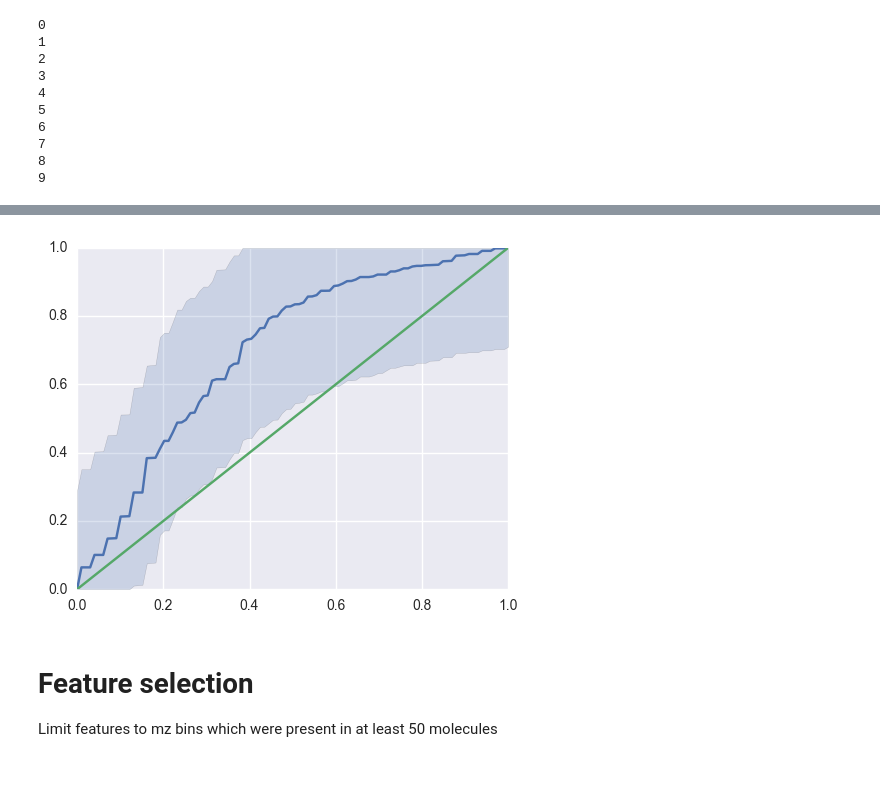
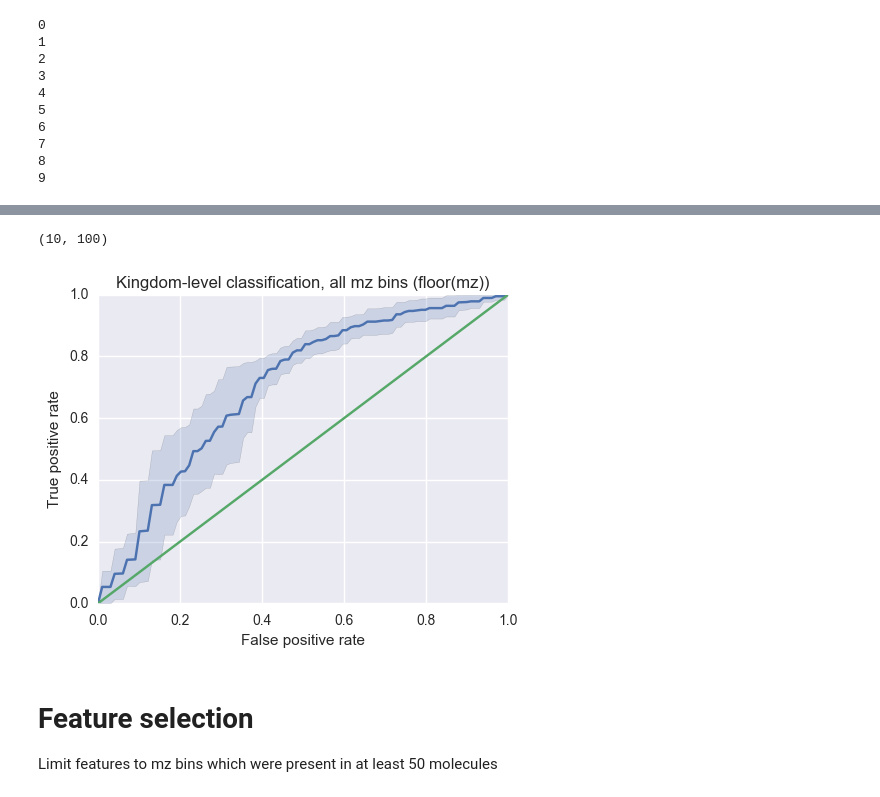
Before and after one commit to cduvallet/ms2_predict, a Jupyter notebook: src/exploration/2017-11-03.initial_results_with_binned_mzs.ipynb, the cells around one changed output, grey strips where cells are left out. Cells and saved outputs as stored; diff of their text form; code cells hidden in the pictures.

```diff
--- a/src/exploration/2017-11-03.initial_results_with_binned_mzs.ipynb
+++ b/src/exploration/2017-11-03.initial_results_with_binned_mzs.ipynb
@@ -248,15 +248,22 @@ conf_mat
+# %%
+tprs_upper.shape
+# %% [output]
+(10, 100)
 # %%
 # Plot ROC curve
 plt.figure(figsize=(5,4))
 plt.plot(mean_fpr, mean_tpr)
-std_tpr = np.std(tpr_list, axis=0)
-tprs_upper = np.minimum(tpr_list + std_tpr, 1)
-tprs_lower = np.maximum(tpr_list - std_tpr, 0)
+std_tpr = np.std(tpr_lst, axis=0)
+tprs_upper = np.minimum(mean_tpr + std_tpr, 1)
+tprs_lower = np.maximum(mean_tpr - std_tpr, 0)
 plt.fill_between(mean_fpr, tprs_lower, tprs_upper, alpha=0.2)
+plt.xlabel('False positive rate')
+plt.ylabel('True positive rate')
+plt.title('Kingdom-level classification, all mz bins (floor(mz))')
 plt.plot([0, 1], [0, 1])
 plt.tight_layout()
 # %% [output]
-[figure, old version]
+[figure, new version]
 # %% [markdown]
 # Feature selection
 
```
Also changed, not shown: parts of 12 cells of this notebook.
